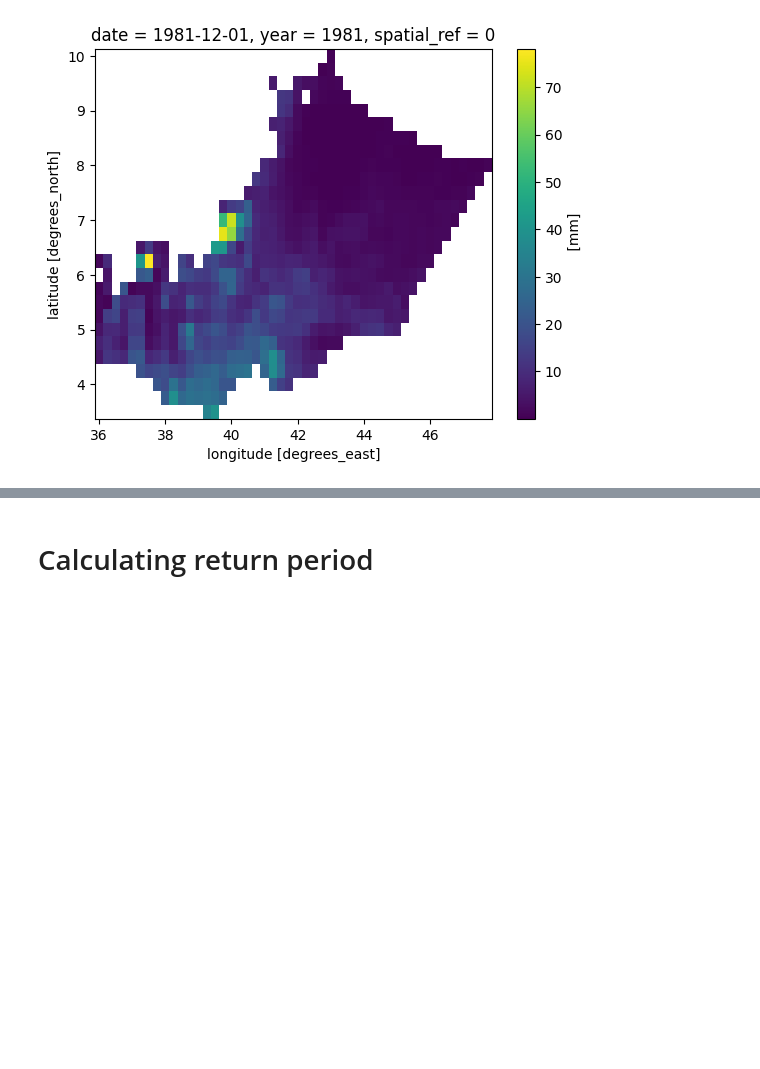
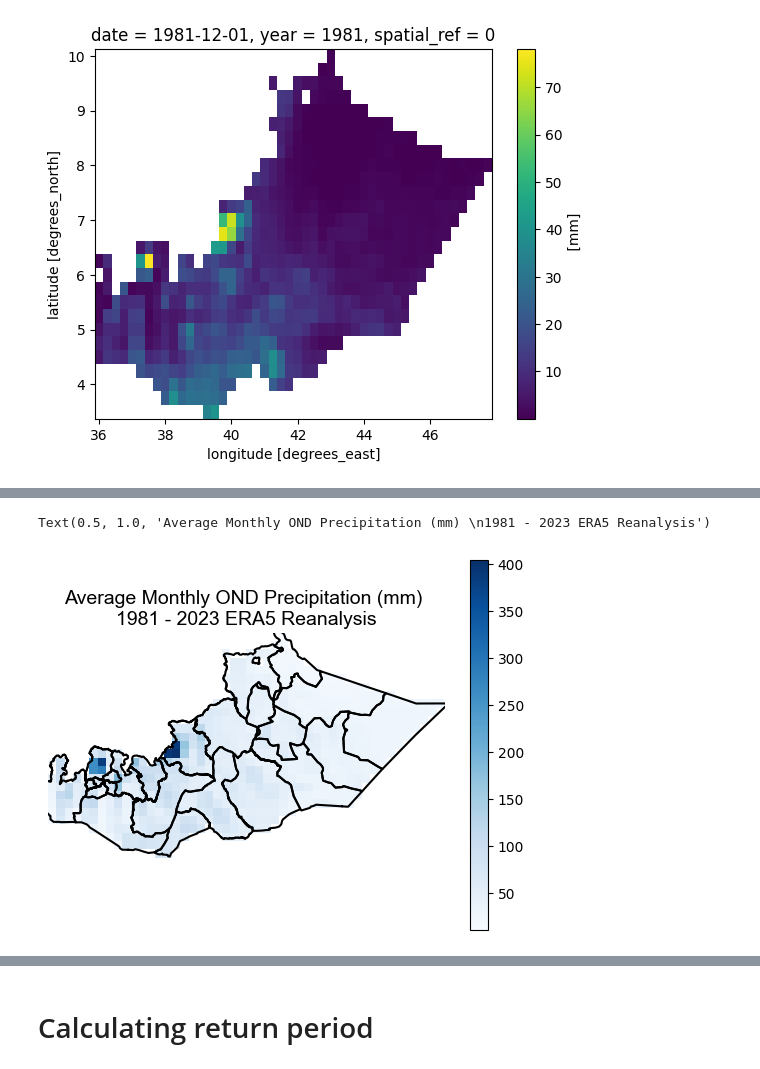
Before and after one commit to OCHA-DAP/ds-aa-eth-drought, a Jupyter notebook: analysis/02_0_historical_conditions_review.ipynb, the cells around one changed output, grey strips where cells are left out. Saved outputs shown, nothing was run; the diff lists cells and outputs as text; code cells hidden in the pictures; blank space fills up the shorter version.

```diff
--- a/analysis/02_0_historical_conditions_review.ipynb
+++ b/analysis/02_0_historical_conditions_review.ipynb
@@ -316,6 +316,6 @@ for blob_name in tqdm.tqdm(blob_names):
 
     das_tp.append(da_tp)
 
-ds_tp = xr.concat(das_tp, dim="date").rio.set_spatial_dims(x_dim="x", y_dim="y")
-ds_tp_clip = ds_tp.rio.clip(gdf_sel.geometry)
+ds_tp_era5 = xr.concat(das_tp, dim="date").rio.set_spatial_dims(x_dim="x", y_dim="y")
+ds_tp_clip_era5 = ds_tp_era5.rio.clip(gdf_sel.geometry)
 # %%
@@ -372,0 +389,14 @@ fig.add_annotation(
+# %%
+ds_era5_mean = ds_tp_clip_era5.groupby("year").mean().mean(dim="year")
+
+fig, ax = plt.subplots()
+ds_era5_mean.plot(ax=ax, cmap="Blues")
+gdf3_sel.boundary.plot(ax=ax, edgecolor="black")
+ax.set_axis_off()
+ax.set_title(
+    "Average Monthly OND Precipitation (mm) \n1981 - 2023 ERA5 Reanalysis",
+    fontdict={"fontsize": 14, "fontname": "Arial"},
+)
+# %% [output]
+Text(0.5, 1.0, 'Average Monthly OND Precipitation (mm) \n1981 - 2023 ERA5 Reanalysis')
+[figure, added]
```
Also changed, not shown: parts of 8 cells of this notebook.
